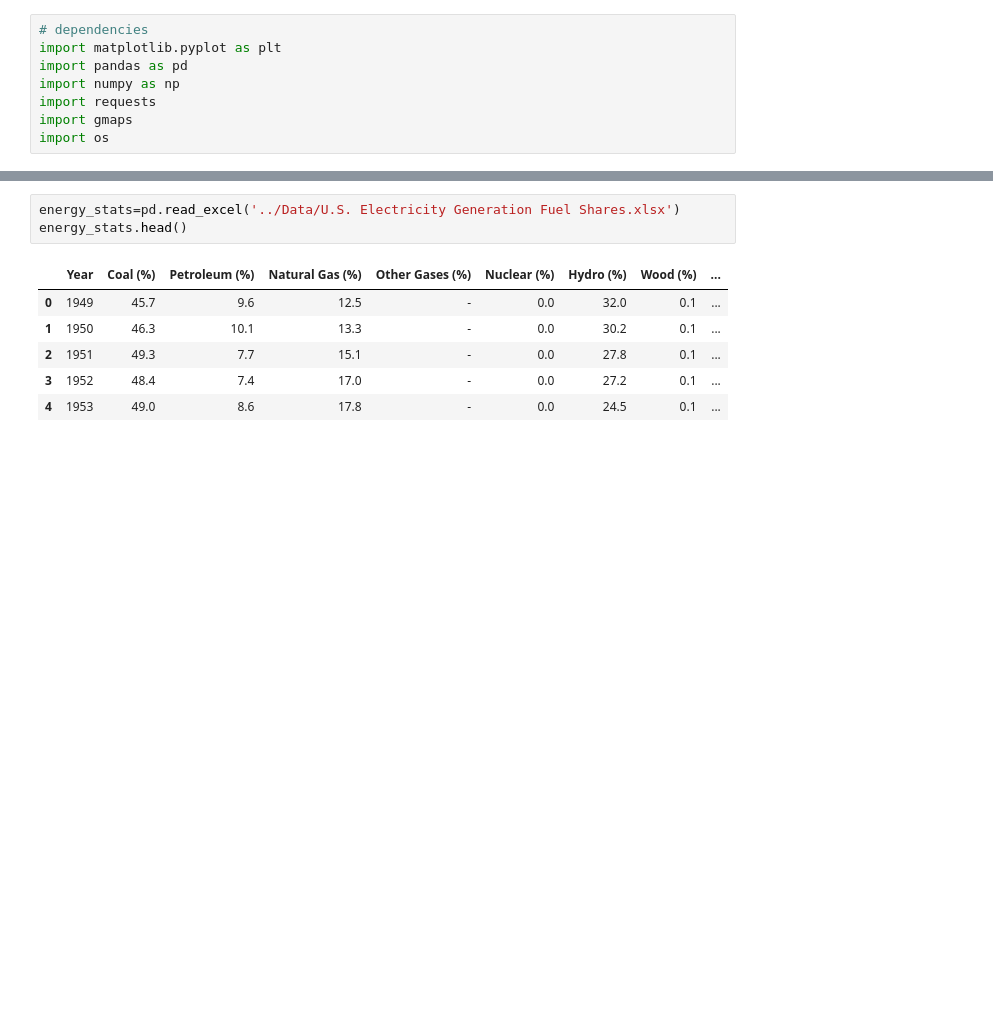
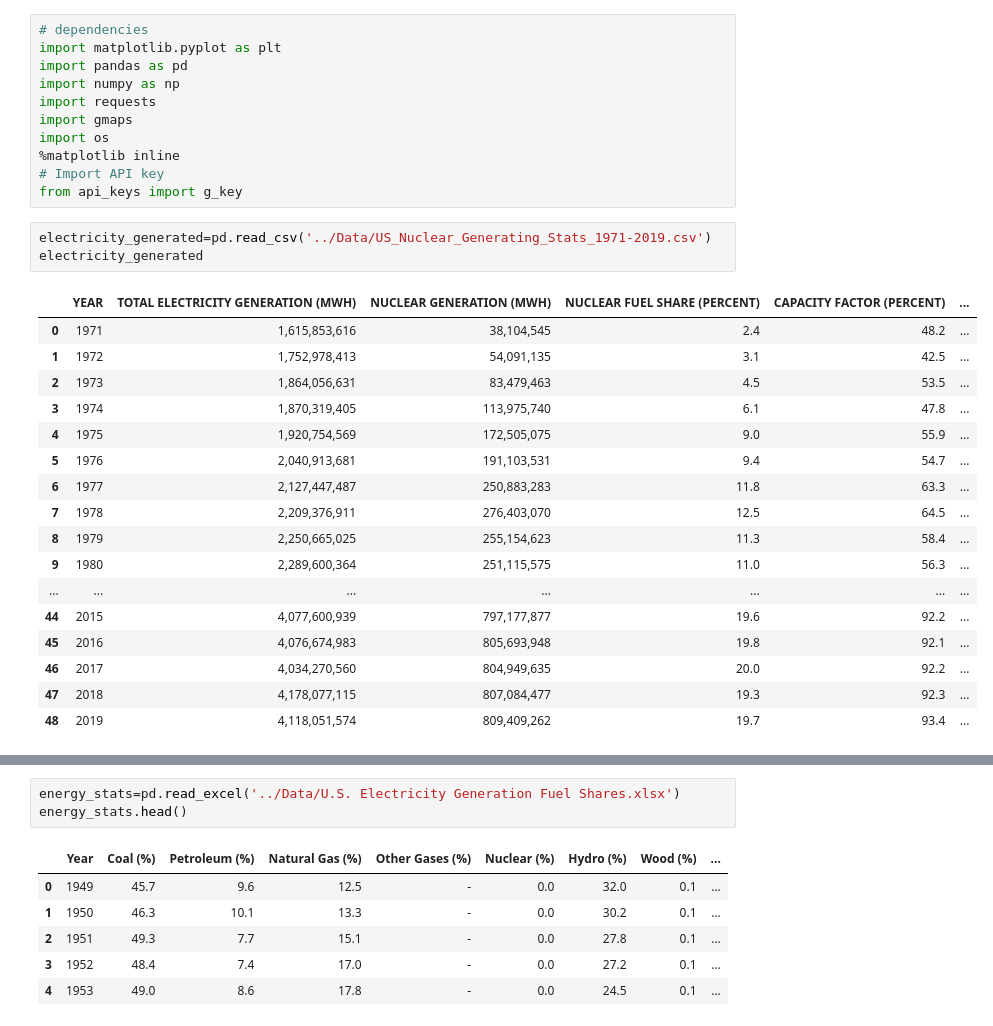
Before and after one commit to jhillner/Group-Project-1, a Jupyter notebook: Code/energy_statistics.ipynb, the cells around one changed output, grey strips where cells are left out. Cells and saved outputs as stored; diff of their text form; blank space fills up the shorter version.

```diff
--- a/Code/energy_statistics.ipynb
+++ b/Code/energy_statistics.ipynb
@@ -6,3 +6,27 @@ import numpy as np
 import requests
 import gmaps
 import os
+%matplotlib inline
+# Import API key
+from api_keys import g_key
+# %%
+electricity_generated=pd.read_csv('../Data/US_Nuclear_Generating_Stats_1971-2019.csv')
+electricity_generated
+# %% [output]
+|  | YEAR | TOTAL ELECTRICITY GENERATION (MWH) | NUCLEAR GENERATION (MWH) | NUCLEAR FUEL SHARE (PERCENT) | CAPACITY FACTOR (PERCENT) | ... |
+| 0 | 1971 | 1,615,853,616 | 38,104,545 | 2.4 | 48.2 | ... |
+| 1 | 1972 | 1,752,978,413 | 54,091,135 | 3.1 | 42.5 | ... |
+| 2 | 1973 | 1,864,056,631 | 83,479,463 | 4.5 | 53.5 | ... |
+| 3 | 1974 | 1,870,319,405 | 113,975,740 | 6.1 | 47.8 | ... |
+| 4 | 1975 | 1,920,754,569 | 172,505,075 | 9.0 | 55.9 | ... |
+| 5 | 1976 | 2,040,913,681 | 191,103,531 | 9.4 | 54.7 | ... |
+| 6 | 1977 | 2,127,447,487 | 250,883,283 | 11.8 | 63.3 | ... |
+| 7 | 1978 | 2,209,376,911 | 276,403,070 | 12.5 | 64.5 | ... |
+| 8 | 1979 | 2,250,665,025 | 255,154,623 | 11.3 | 58.4 | ... |
+| 9 | 1980 | 2,289,600,364 | 251,115,575 | 11.0 | 56.3 | ... |
+| ... | ... | ... | ... | ... | ... | ... |
+| 44 | 2015 | 4,077,600,939 | 797,177,877 | 19.6 | 92.2 | ... |
+| 45 | 2016 | 4,076,674,983 | 805,693,948 | 19.8 | 92.1 | ... |
+| 46 | 2017 | 4,034,270,560 | 804,949,635 | 20.0 | 92.2 | ... |
+| 47 | 2018 | 4,178,077,115 | 807,084,477 | 19.3 | 92.3 | ... |
+| 48 | 2019 | 4,118,051,574 | 809,409,262 | 19.7 | 93.4 | ... |
```
Also changed, not shown: parts of 13 cells of this notebook, 9 other files.
